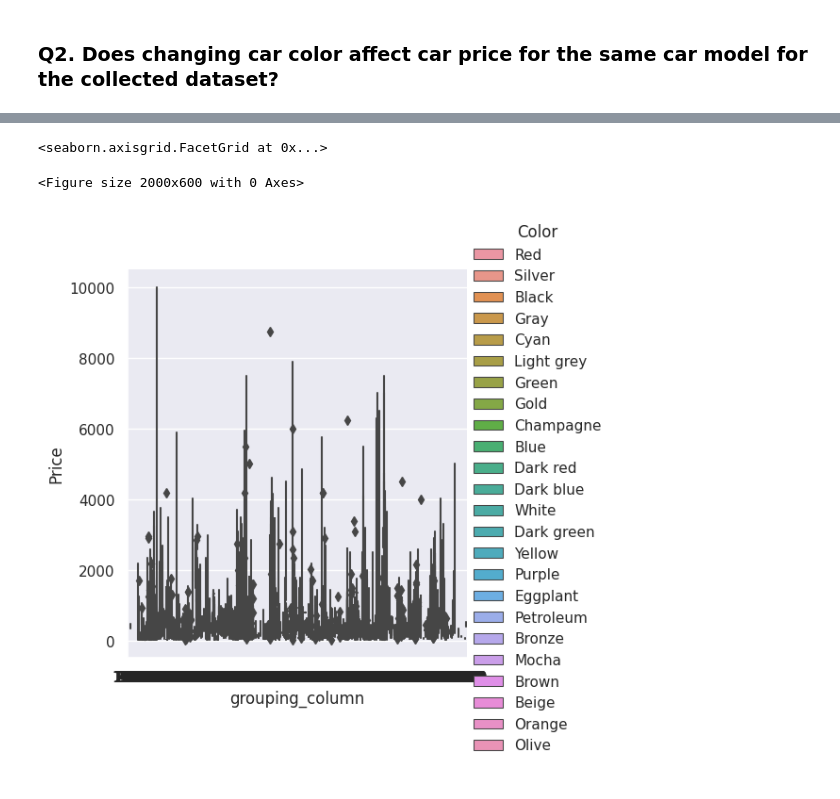
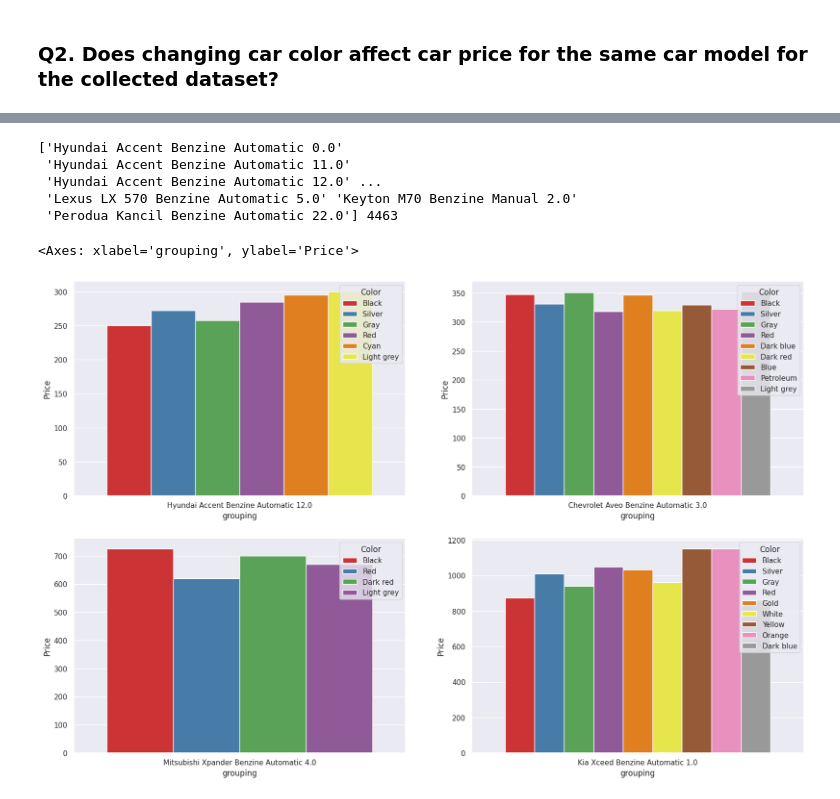
Before and after one commit to Yousif-Ahmed/Sayarty, a Jupyter notebook: Sayarty.ipynb, the cells around one changed output, grey strips where cells are left out. Saved outputs shown, nothing was run; the diff lists cells and outputs as text; code cells hidden in the pictures.

```diff
--- a/Sayarty.ipynb
+++ b/Sayarty.ipynb
@@ -476,8 +481,22 @@ model_color_price
-# %%
-plt.figure(figsize=(20, 6))
-
-sns.catplot(x='grouping_column', y='Price', hue='Color', kind='box', data=model_color_price)
-# %% [output]
-<seaborn.axisgrid.FacetGrid at 0x...>
-<Figure size 2000x600 with 0 Axes>
-[figure, removed]
+# %%
+fig, axs = plt.subplots(2, 2, figsize=(20, 13))
+
+print(model_color_price['grouping'].unique() , len(model_color_price['grouping'].unique()))
+
+sns.categorical.barplot(ax = axs[0,0] ,x='grouping', y='Price', data=model_color_price[(model_color_price['grouping'] == 'Hyundai Accent Benzine Automatic 12.0')], hue='Color', palette='Set1')
+sns.categorical.barplot(ax = axs[0,1] , x='grouping', y='Price', data=model_color_price[(model_color_price['grouping'] == 'Chevrolet Aveo Benzine Automatic 3.0')], hue='Color', palette='Set1')
+sns.categorical.barplot(ax = axs[1,0] , x='grouping', y='Price', data=model_color_price[(model_color_price['grouping'] == 'Mitsubishi Xpander Benzine Automatic 4.0')], hue='Color', palette='Set1')
+sns.categorical.barplot(ax = axs[1,1] , x='grouping', y='Price', data=model_color_price[(model_color_price['grouping'] == 'Kia Xceed Benzine Automatic 1.0')], hue='Color', palette='Set1')
+
+# as we can show the relation between the color and the price for same car model
+# so we will group by the model and the color and get the mean of the price
+# then we will plot the relation between the color and the price
+# according to plots : we can visualize the relation between the color and the price for same car specifications
+# %% [output]
+['Hyundai Accent Benzine Automatic 0.0'
+ 'Hyundai Accent Benzine Automatic 11.0'
+ 'Hyundai Accent Benzine Automatic 12.0' ...
+ 'Lexus LX 570 Benzine Automatic 5.0' 'Keyton M70 Benzine Manual 2.0'
+ 'Perodua Kancil Benzine Automatic 22.0'] 4463
+<Axes: xlabel='grouping', ylabel='Price'>
+[figure, added]
```
Also changed, not shown: parts of 3 cells of this notebook.
